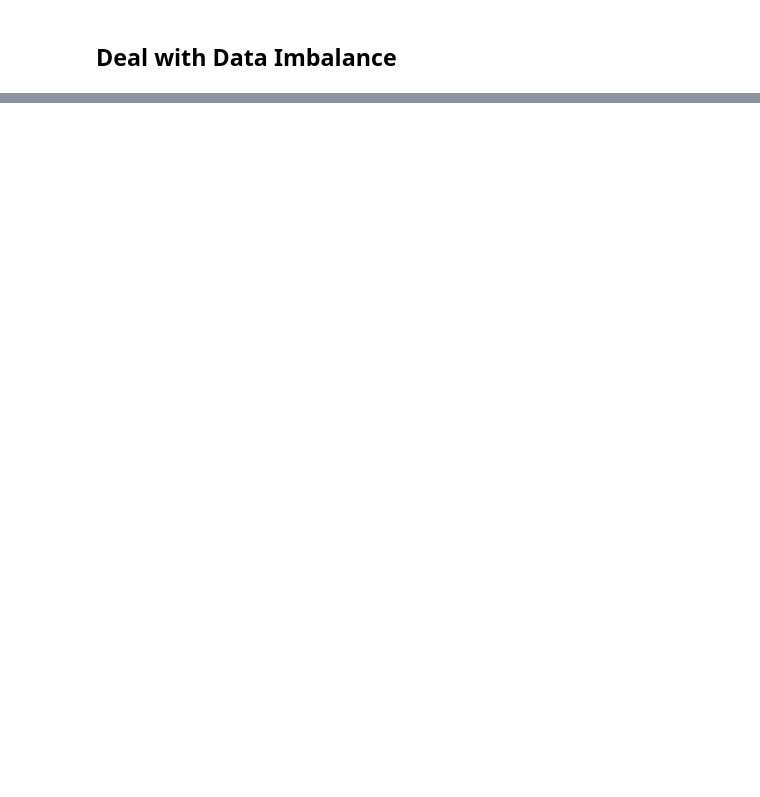
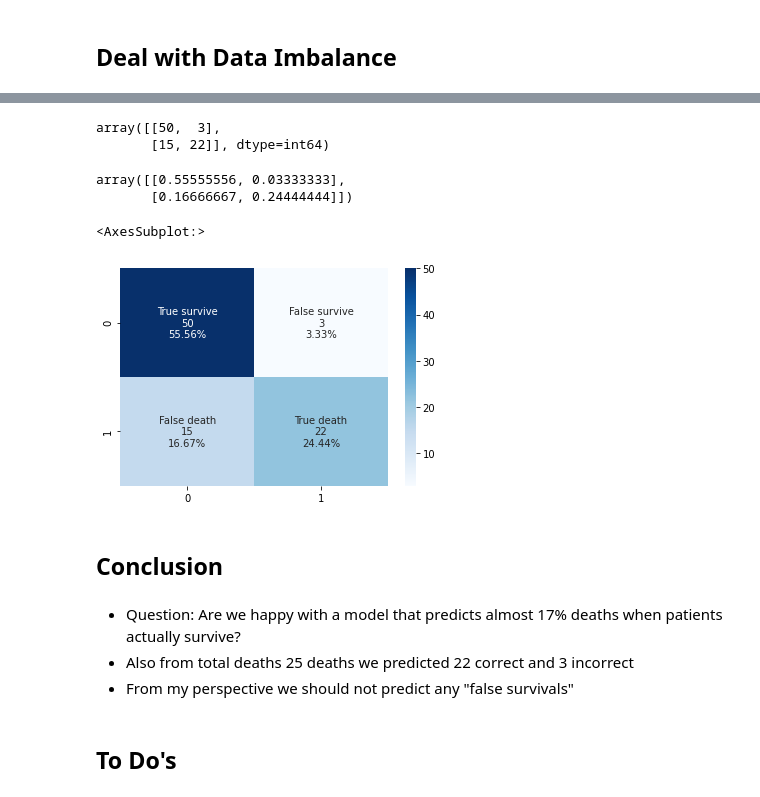
Before and after one commit to nicolerichter1989/heart_failure, a Jupyter notebook: heart_failure.ipynb, the cells around one changed output, grey strips where cells are left out. Saved outputs shown, nothing was run; the diff lists cells and outputs as text; code cells hidden in the pictures; blank space fills up the shorter version.

```diff
--- a/heart_failure.ipynb
+++ b/heart_failure.ipynb
@@ -240,0 +236,3 @@ plt.show()
+# %%
+y = data['death_event']
+X = data.drop('death_event', axis=1)
@@ -240,0 +245,2 @@ plt.show()
+# %%
+X_train, X_test, y_train, y_test = train_test_split(X, y, test_size=0.3, random_state=42)
@@ -240,0 +251,3 @@ plt.show()
+# %%
+classification = LogisticRegression(random_state=42, max_iter=1000)
+classification.fit(X_train, y_train)
@@ -240,0 +260,5 @@ plt.show()
+# %%
+# prediction for either death or no death
+
+predictions = classification.predict(X_test)
+predictions
@@ -240,0 +294,32 @@ plt.show()
+# %%
+confusion_matrix(y_test, predictions)
+# %% [output]
+array([[50,  3],
+       [15, 22]], dtype=int64)
+# %%
+cf_matrix = confusion_matrix(y_test, predictions, normalize='all')
+cf_matrix
+# %% [output]
+array([[0.55555556, 0.03333333],
+       [0.16666667, 0.24444444]])
+# %%
+cf_matrix = confusion_matrix(y_test, predictions)
+group_names = ['True survive', 'False survive',
+               'False death', 'True death']
+
+group_counts = ["{0:0.0f}".format(value) for value in cf_matrix.flatten()]
+group_percentages = ["{0:.2%}".format(value) for value in cf_matrix.flatten()/np.sum(cf_matrix)]
+labels = [f"{v1}\n{v2}\n{v3}" for v1, v2, v3 in zip(group_names,group_counts,group_percentages)]
+labels = np.asarray(labels).reshape(2,2)
+sns.heatmap(cf_matrix, annot=labels, fmt='', cmap='Blues')
+# %% [output]
+<AxesSubplot:>
+[figure, added]
+# %% [markdown]
+## Conclusion
+# %% [markdown]
+- Question: Are we happy with a model that predicts almost 17% deaths when patients actually survive? <br>
+- Also from total deaths 25 deaths we predicted 22 correct and 3 incorrect <br>
+- From my perspective we should not predict any "false survivals" <br>
+# %% [markdown]
+## To Do's
```
Also changed, not shown: parts of 26 cells of this notebook.
